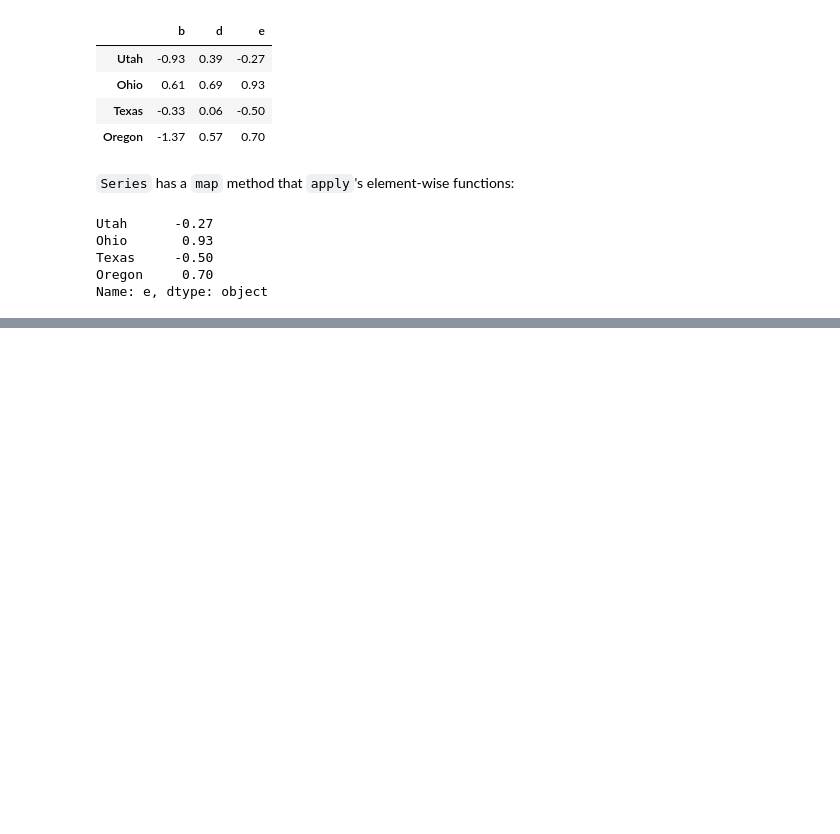
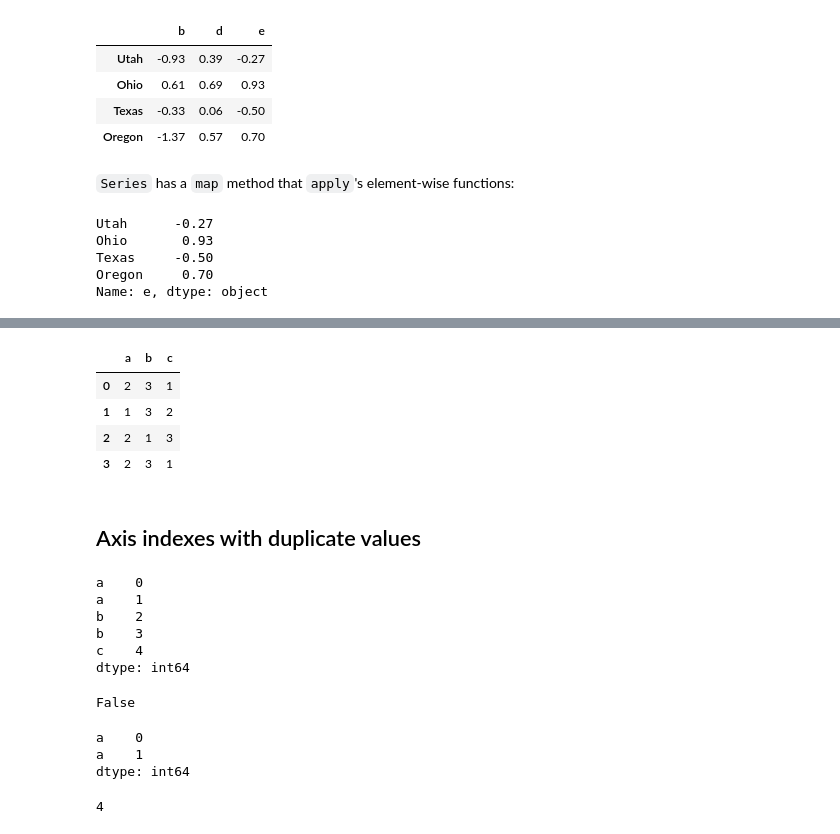
Before and after one commit to rerwin21/python_for_data_analysis, a Jupyter notebook: Chap_5.ipynb, the cells around one changed output, grey strips where cells are left out. Saved outputs shown, nothing was run; the diff lists cells and outputs as text; code cells hidden in the pictures; blank space fills up the shorter version.

```diff
--- a/Chap_5.ipynb
+++ b/Chap_5.ipynb
@@ -1230,0 +1432,11 @@ Name: e, dtype: object
+# %%
+# rank by column
+frame.rank(axis=1)
+# %% [output]
+|  | a | b | c |
+| 0 | 2 | 3 | 1 |
+| 1 | 1 | 3 | 2 |
+| 2 | 2 | 1 | 3 |
+| 3 | 2 | 3 | 1 |
+# %% [markdown]
+## Axis indexes with duplicate values
@@ -1230,0 +1445,26 @@ Name: e, dtype: object
+# %%
+obj
+# %% [output]
+a    0
+a    1
+b    2
+b    3
+c    4
+dtype: int64
+# %%
+# use is_unique property to find out whether the index values are unique or not
+obj.index.is_unique
+# %% [output]
+False
+# %%
+# if the value is not unique, a series is returned
+obj['a']
+# %% [output]
+a    0
+a    1
+dtype: int64
+# %%
+# if unique, a scalar is returned
+obj['c']
+# %% [output]
+4
```
Also changed, not shown: parts of 45 cells of this notebook.
